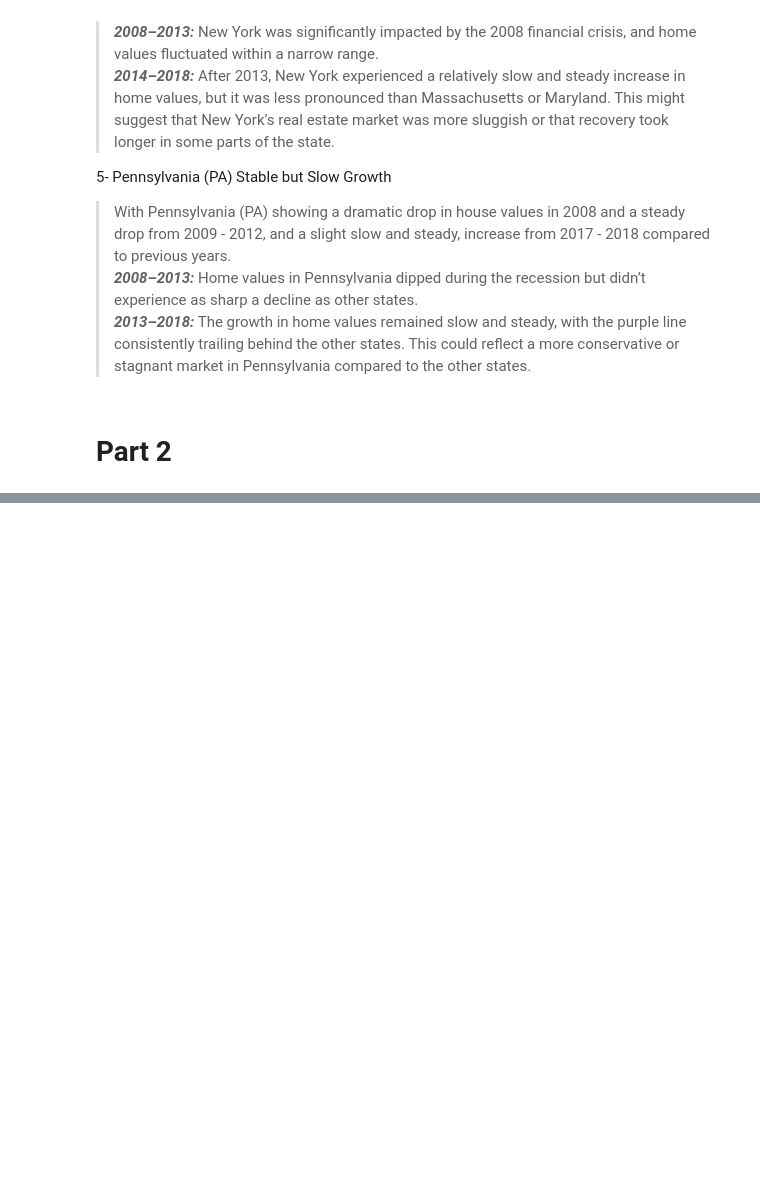
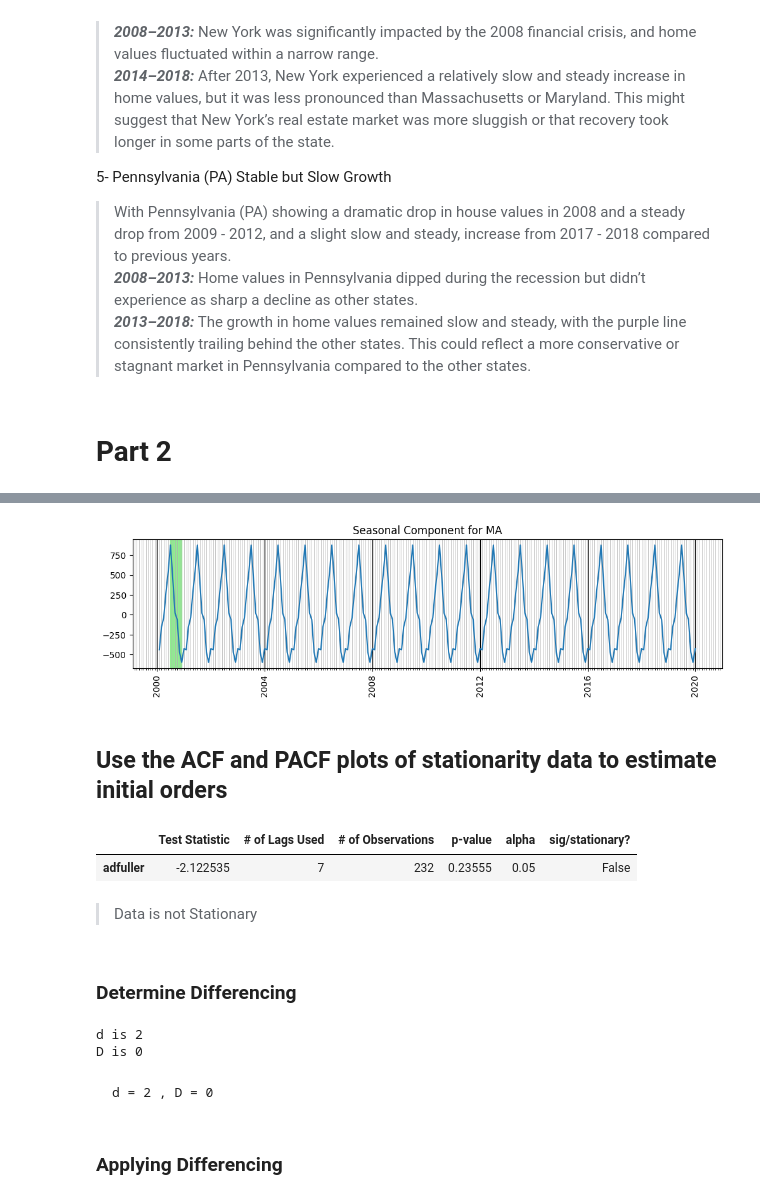
Before and after one commit to Rahafhosari/DataScience2024-2025, a Jupyter notebook: timeseries_analysis_exam_rahaf_hosari.ipynb, the cells around one changed output, grey strips where cells are left out. Saved outputs shown, nothing was run; the diff lists cells and outputs as text; code cells hidden in the pictures; blank space fills up the shorter version.

````diff
--- a/timeseries_analysis_exam_rahaf_hosari.ipynb
+++ b/timeseries_analysis_exam_rahaf_hosari.ipynb
@@ -663,0 +882,44 @@ This Recession effect on Real Estate Sector leads to a reduced level of real est
+# %%
+import matplotlib.dates as mdates
+seasonal_data = decomp.seasonal.loc['2000':'2019']
+minor_loc = mdates.MonthLocator()
+fig, ax = plt.subplots()
+ax.plot(seasonal_data)
+ax.set(title=f'Seasonal Component for MA');
+ax.xaxis.set_minor_locator(minor_loc)
+ax.grid(which='major', axis='x',lw=1, color='k')
+ax.grid(which='minor',axis='x',lw=0.5)
+fig.autofmt_xdate(rotation=90, ha='center')
+ax.axvspan(seasonal_data.idxmin(),seasonal_data.idxmax(), color='lightgreen');
+# %% [output]
+[figure, added]
+# %% [markdown]
+## Use the ACF and PACF plots of stationarity data to estimate initial orders
+# %%
+#Check for stationarity
+get_adfuller_results(ma_ts_resampled)
+# %% [output]
+|  | Test Statistic | # of Lags Used | # of Observations | p-value | alpha | sig/stationary? |
+| adfuller | -2.122535 | 7 | 232 | 0.23555 | 0.05 | False |
+# %% [markdown]
+> Data is not Stationary
+# %% [markdown]
+### Determine Differencing
+# %%
+# Determine differencing
+d = ndiffs(ma_ts_resampled)
+print(f'd is {d}') #
+
+D = nsdiffs(ma_ts_resampled, m = 12) # m=12 because it's monthly data
+print(f'D is {D}') # Seasonal Differencing
+# %% [output]
+d is 2
+D is 0
+# %% [markdown]
+
+
+```
+d = 2 , D = 0
+```
+# %% [markdown]
+### Applying Differencing
````
Also changed, not shown: parts of 111 cells of this notebook.
